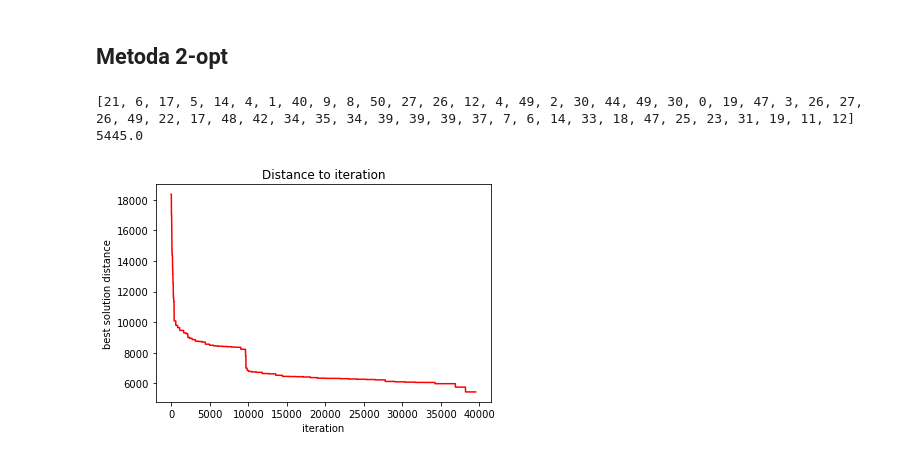
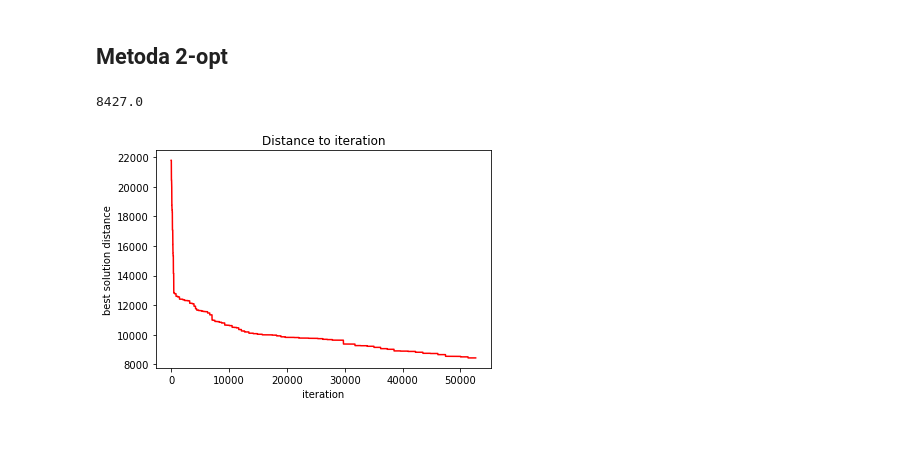
Before and after one commit to T2ooomasz/Algorytmy-Metaheurystyczne, a Jupyter notebook: testy.ipynb, the cells around one changed output. Drawn from its saved outputs; the diff is of its cells as text; code cells hidden in the pictures.

```diff
--- a/testy.ipynb
+++ b/testy.ipynb
@@ -361,25 +361,6 @@ def invert(city_list, i, j):
         # print(current_trace)
 
     return current_trace
-
-A = np.array([0,1,2,3,4,5,6,7,8,9,10,11,12,13,14,15,16,17,18,19])
-i = 0
-while i < 19:
-    j = i + 1
-    while j < 20:
-        A_copy = A.copy()
-        A_copy = invert(A_copy, i, j)
-        print(i, j, A_copy)
-        j += 1
-    i += 1
-
-A = np.array([0,1,2,3,4,5,6,7,8,9])
-B = invert(A, 0, 1)
-print(B)
-B = invert(A, 0, 2)
-print(B)
-B = invert(A, 0, 3)
-print(B)
 # %%
 # N = 50 # number of cities
 # k = 10000
@@ -391,43 +372,43 @@ N = np.shape(Matrixx)[0]
 best_solution = [None]*N
 current_solution = [None]*N
 X = []
+aval_city = list(range(0,N))
 # trace = random.sample(range(N),N)
 for i in range(N):
-    go_to = nearest_neighbour(i, Matrixx)
+    go_to = nearest_neighbour(aval_city, i, Matrixx)
     best_solution[i] = go_to
 min_weight  = get_weight(best_solution, Matrixx)# = funkcja liczaca wage
 #print(min_weight)
-print(best_solution)
+#print(best_solution)
 improved = True
 while(improved):
     i = 0
     while i < N-1:
         j = i + 1
         while j < N:
             current_solution = best_solution.copy()
             current_solution = invert(current_solution, i, j)
             current_distance = get_weight(current_solution, Matrixx)
             if(current_distance < min_weight):
                 best_solution = current_solution
                 min_weight = current_distance
                 i = 0
                 j = 0
 
             X.append(min_weight)
             j += 1
         i += 1
 
     improved = False
 
 print(get_weight(best_solution, Matrixx))
 plt.plot(X, '-r')
 plt.xlabel('iteration')
 plt.ylabel('best solution distance')
 # giving a title to my graph
 plt.title('Distance to iteration')
 plt.show()
 #print_solution(best_solution)
 # %% [output]
-[21, 6, 17, 5, 14, 4, 1, 40, 9, 8, 50, 27, 26, 12, 4, 49, 2, 30, 44, 49, 30, 0, 19, 47, 3, 26, 27, 26, 49, 22, 17, 48, 42, 34, 35, 34, 39, 39, 39, 37, 7, 6, 14, 33, 18, 47, 25, 23, 31, 19, 11, 12]
-5445.0
+8427.0
-[figure, old version]
+[figure, new version]
```
